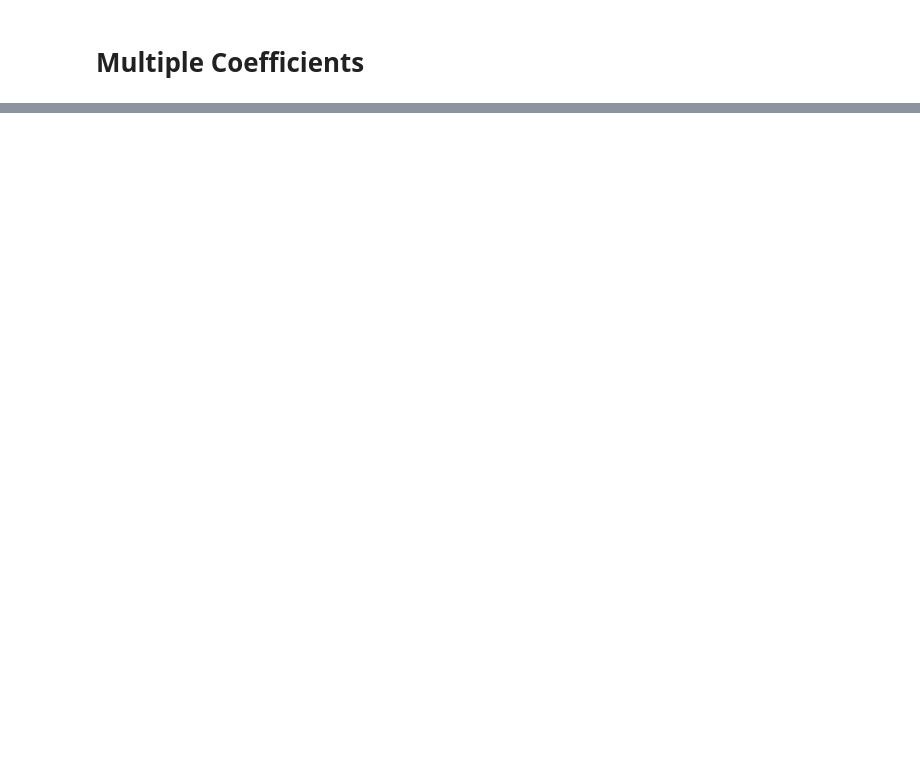
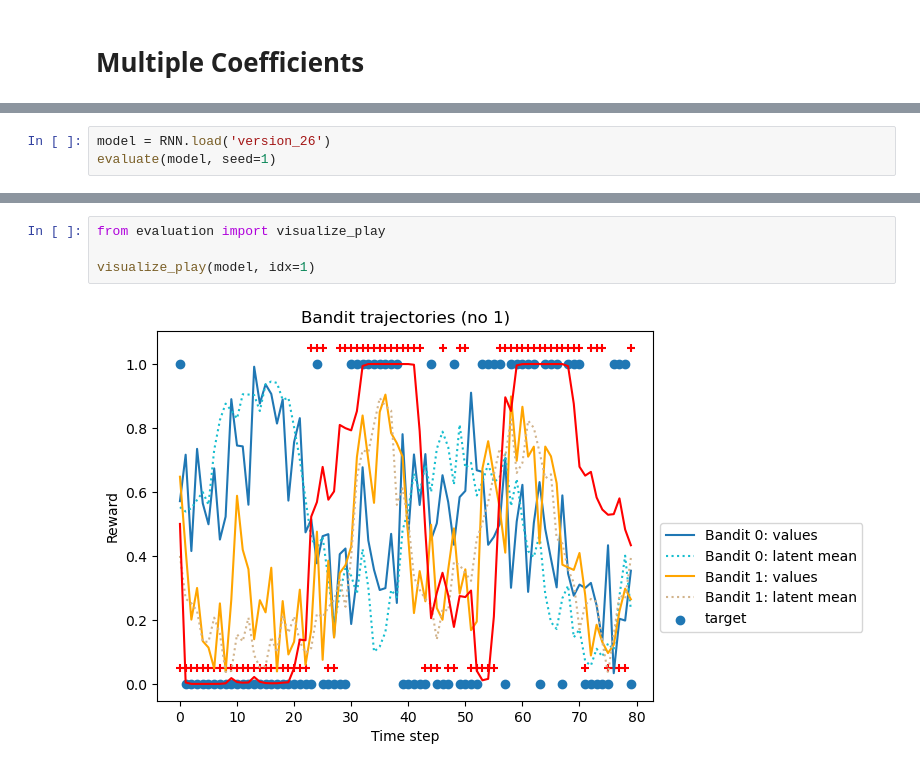
Before and after one commit to atrudel/social_bandit, a Jupyter notebook: visualization.ipynb, the cells around one changed output, grey strips where cells are left out. Saved outputs shown, nothing was run; the diff lists cells and outputs as text; blank space fills up the shorter version.

```diff
--- a/visualization.ipynb
+++ b/visualization.ipynb
@@ -123,0 +51,3 @@ Avg. Inequity on test set: 2.047
+# %%
+model = RNN.load('version_26')
+evaluate(model, seed=1)
@@ -123,0 +64,6 @@ Avg. Inequity on test set: 2.047
+# %%
+from evaluation import visualize_play
+
+visualize_play(model, idx=1)
+# %% [output]
+[figure, added]
```
Also changed, not shown: parts of 24 cells of this notebook, 3 other files.
